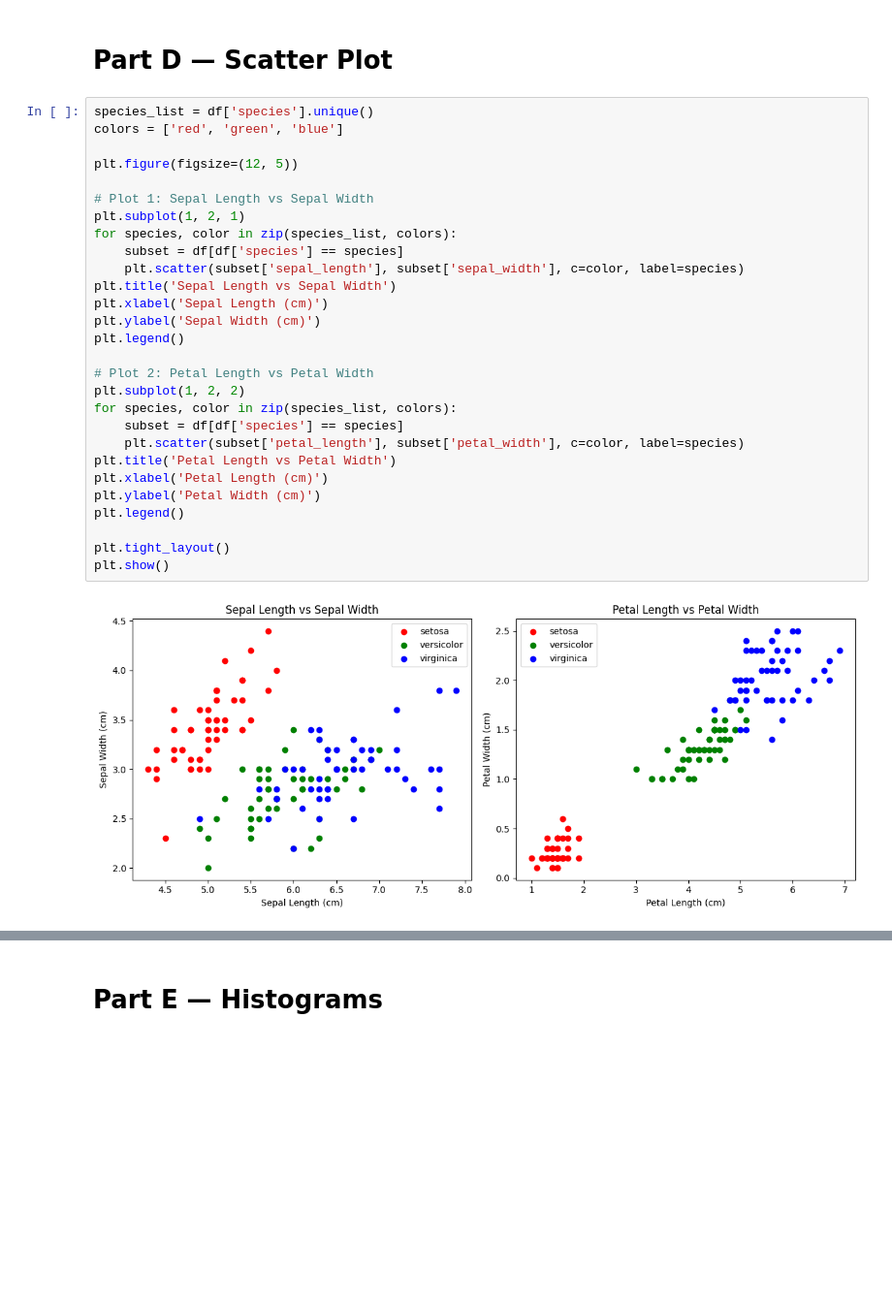
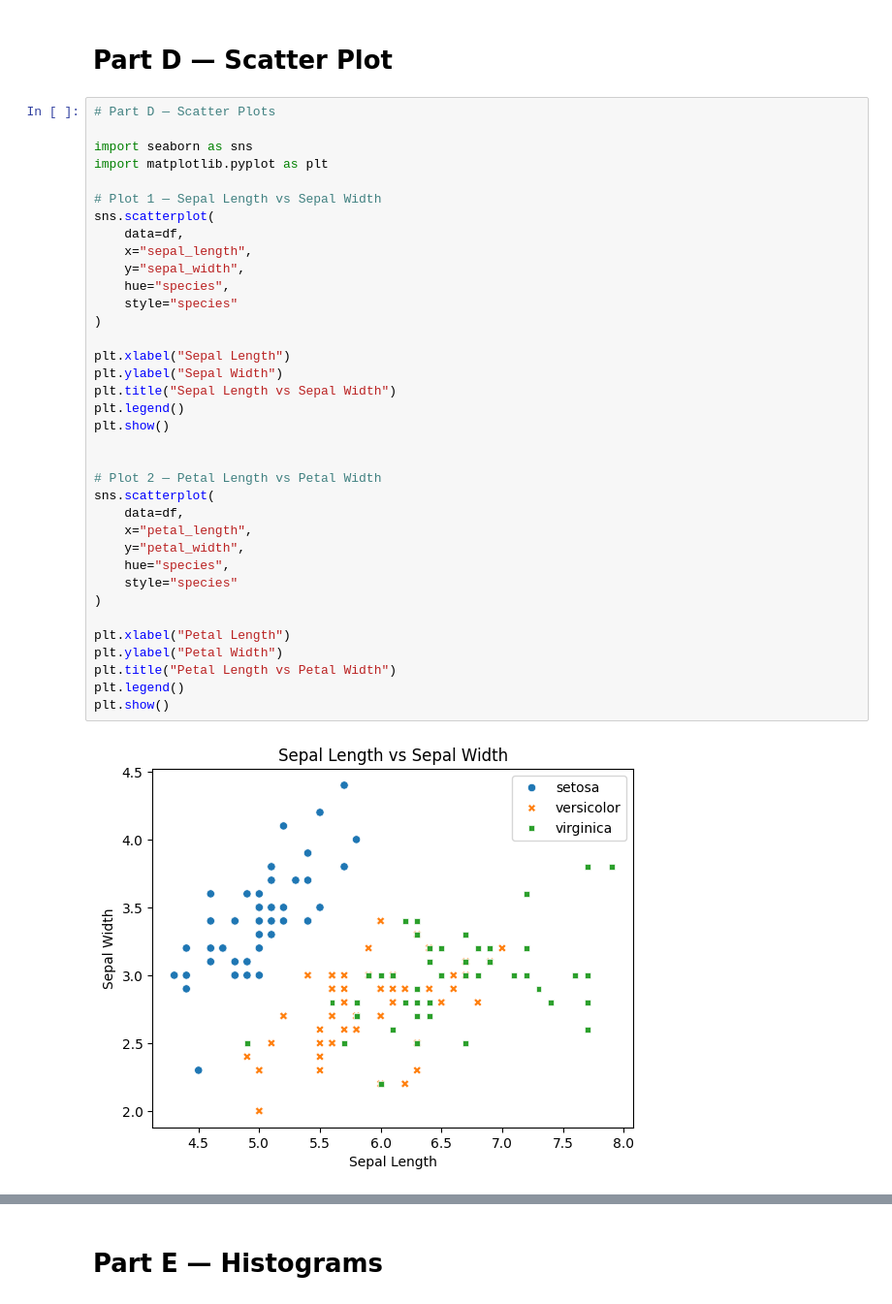
Before and after one commit to SreetamaGuha/AIML-assignments, a Jupyter notebook: irish-dataset-plot.ipynb, the cells around one changed output, grey strips where cells are left out. Shown at 97% size. Drawn from its saved outputs; the diff is of its cells as text; blank space fills up the shorter version.

Commit message:
Kaggle Notebook | irish dataset plot | Version 1

```diff
--- a/irish-dataset-plot.ipynb
+++ b/irish-dataset-plot.ipynb
@@ -96,32 +215,40 @@ display(class_specific_means)
 # %% [markdown]
 # Part D — Scatter Plot
-# %%
-species_list = df['species'].unique()
-colors = ['red', 'green', 'blue']
-
-plt.figure(figsize=(12, 5))
-
-# Plot 1: Sepal Length vs Sepal Width
-plt.subplot(1, 2, 1)
-for species, color in zip(species_list, colors):
-    subset = df[df['species'] == species]
-    plt.scatter(subset['sepal_length'], subset['sepal_width'], c=color, label=species)
-plt.title('Sepal Length vs Sepal Width')
-plt.xlabel('Sepal Length (cm)')
-plt.ylabel('Sepal Width (cm)')
-plt.legend()
-
-# Plot 2: Petal Length vs Petal Width
-plt.subplot(1, 2, 2)
-for species, color in zip(species_list, colors):
-    subset = df[df['species'] == species]
-    plt.scatter(subset['petal_length'], subset['petal_width'], c=color, label=species)
-plt.title('Petal Length vs Petal Width')
-plt.xlabel('Petal Length (cm)')
-plt.ylabel('Petal Width (cm)')
-plt.legend()
-
-plt.tight_layout()
-plt.show()
-# %% [output]
-[figure, removed]
+# %%
+# Part D — Scatter Plots
+
+import seaborn as sns
+import matplotlib.pyplot as plt
+
+# Plot 1 — Sepal Length vs Sepal Width
+sns.scatterplot(
+    data=df,
+    x="sepal_length",
+    y="sepal_width",
+    hue="species",
+    style="species"
+)
+
+plt.xlabel("Sepal Length")
+plt.ylabel("Sepal Width")
+plt.title("Sepal Length vs Sepal Width")
+plt.legend()
+plt.show()
+
+
+# Plot 2 — Petal Length vs Petal Width
+sns.scatterplot(
+    data=df,
+    x="petal_length",
+    y="petal_width",
+    hue="species",
+    style="species"
+)
+
+plt.xlabel("Petal Length")
+plt.ylabel("Petal Width")
+plt.title("Petal Length vs Petal Width")
+plt.legend()
+plt.show()
+# %% [output]
+[figure, added]
```
Also changed, not shown: parts of 15 cells of this notebook.
